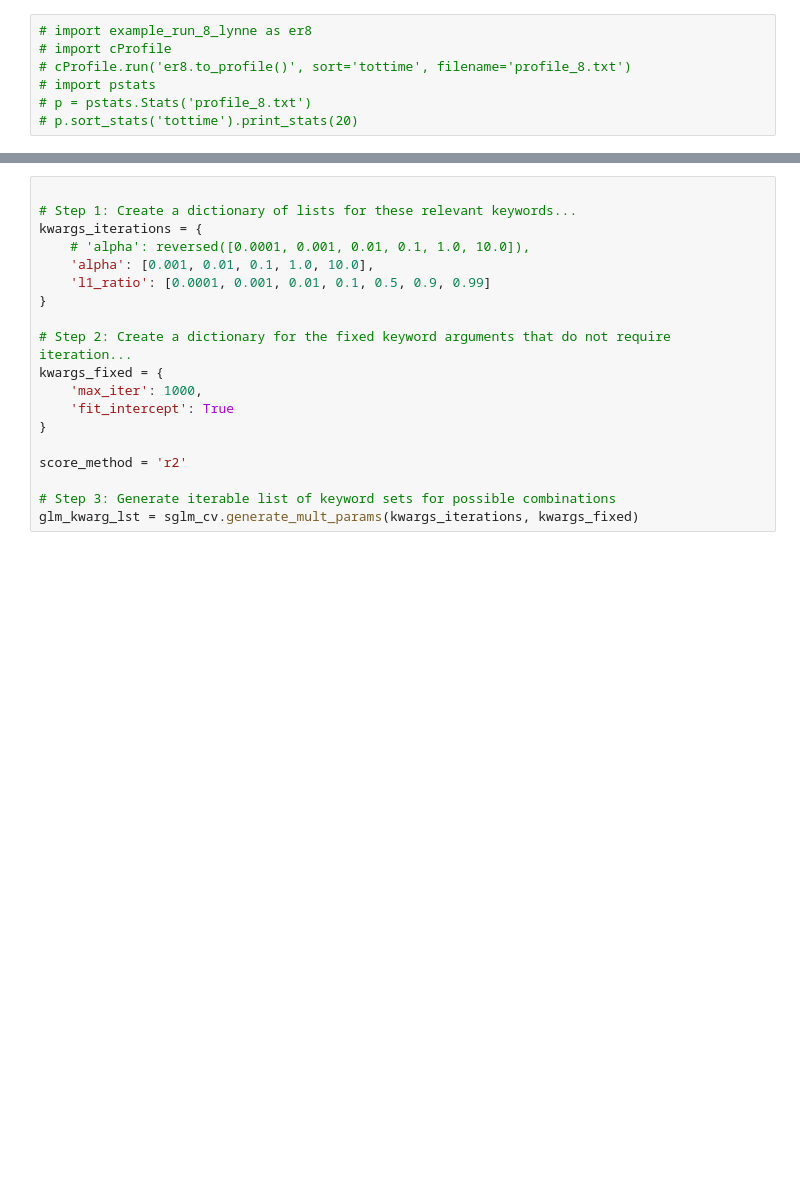
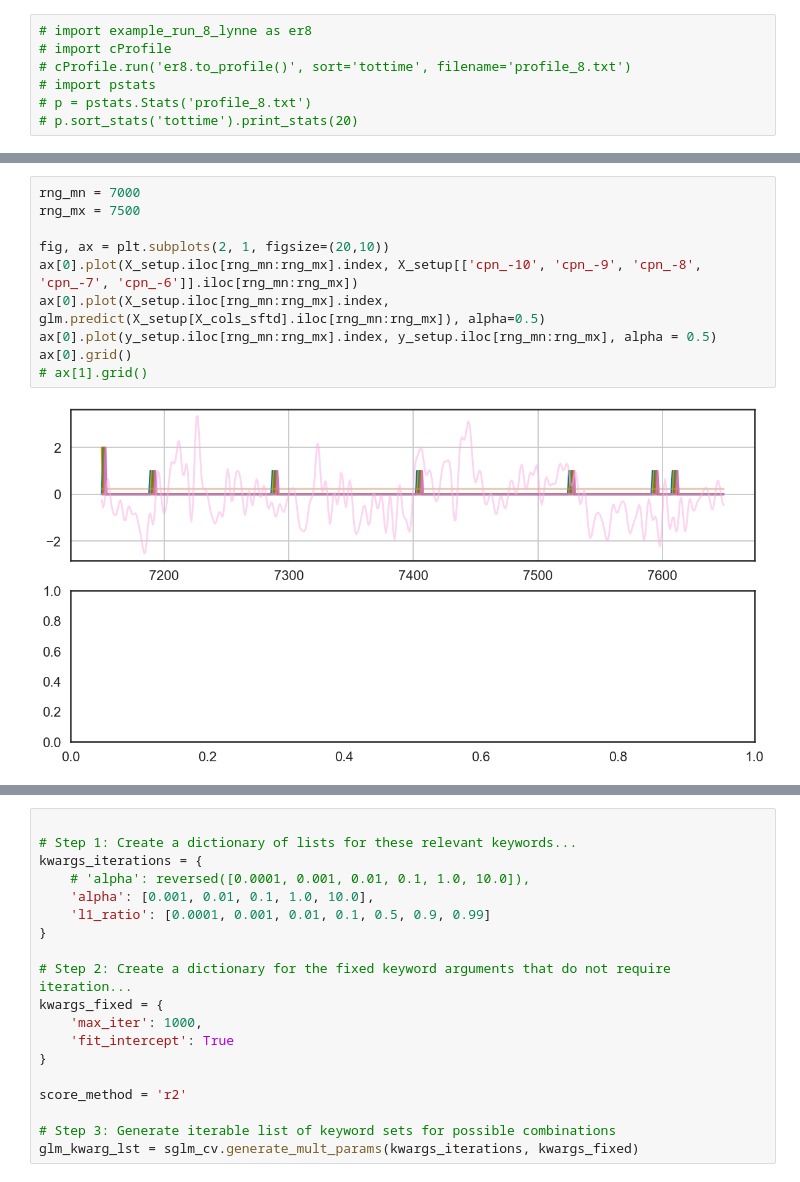
Before and after one commit to kimerein/sabatinilab-glm, a Jupyter notebook: example_run_9_reconstruction_plots.ipynb, the cells around one changed output, grey strips where cells are left out. Drawn from its saved outputs; the diff is of its cells as text; blank space fills up the shorter version.

```diff
--- a/example_run_9_reconstruction_plots.ipynb
+++ b/example_run_9_reconstruction_plots.ipynb
@@ -384,0 +391,12 @@ sglm_ez.plot_all_beta_coefs(glm, X_cols, X_cols_sftd, plot_width=2, plot_name=st
+# %%
+rng_mn = 7000
+rng_mx = 7500
+
+fig, ax = plt.subplots(2, 1, figsize=(20,10))
+ax[0].plot(X_setup.iloc[rng_mn:rng_mx].index, X_setup[['cpn_-10', 'cpn_-9', 'cpn_-8', 'cpn_-7', 'cpn_-6']].iloc[rng_mn:rng_mx])
+ax[0].plot(X_setup.iloc[rng_mn:rng_mx].index, glm.predict(X_setup[X_cols_sftd].iloc[rng_mn:rng_mx]), alpha=0.5)
+ax[0].plot(y_setup.iloc[rng_mn:rng_mx].index, y_setup.iloc[rng_mn:rng_mx], alpha = 0.5)
+ax[0].grid()
+# ax[1].grid()
+# %% [output]
+[figure, added]
```
Also changed, not shown: parts of 13 cells of this notebook, 3 other files.
